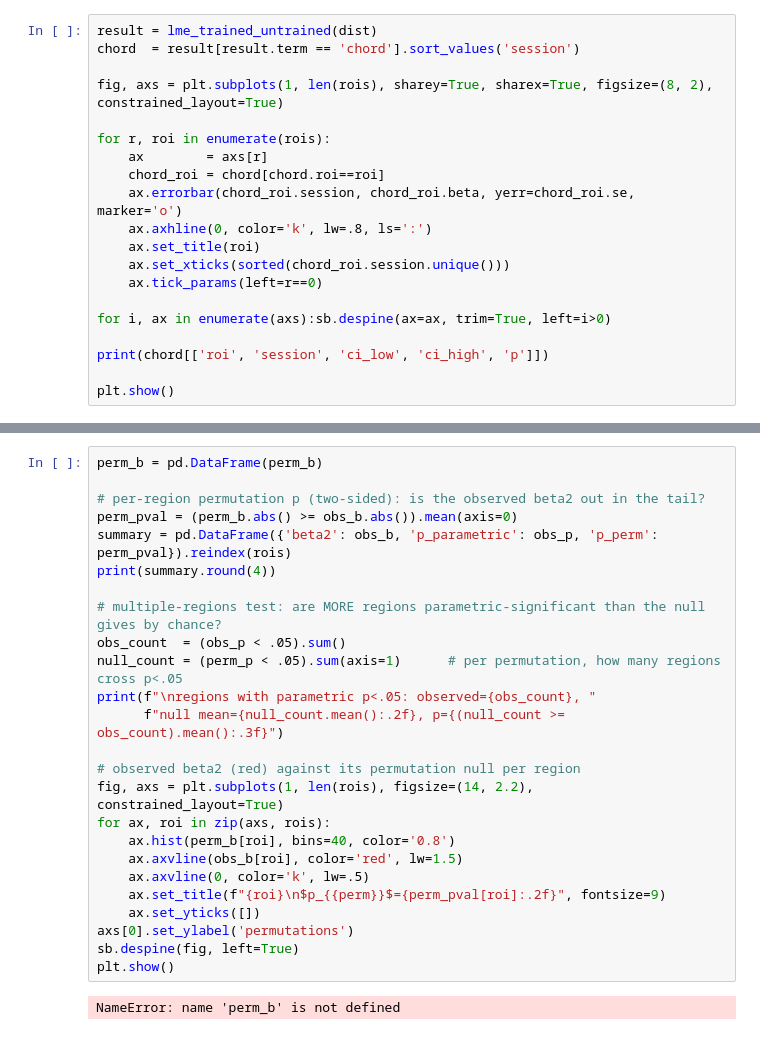
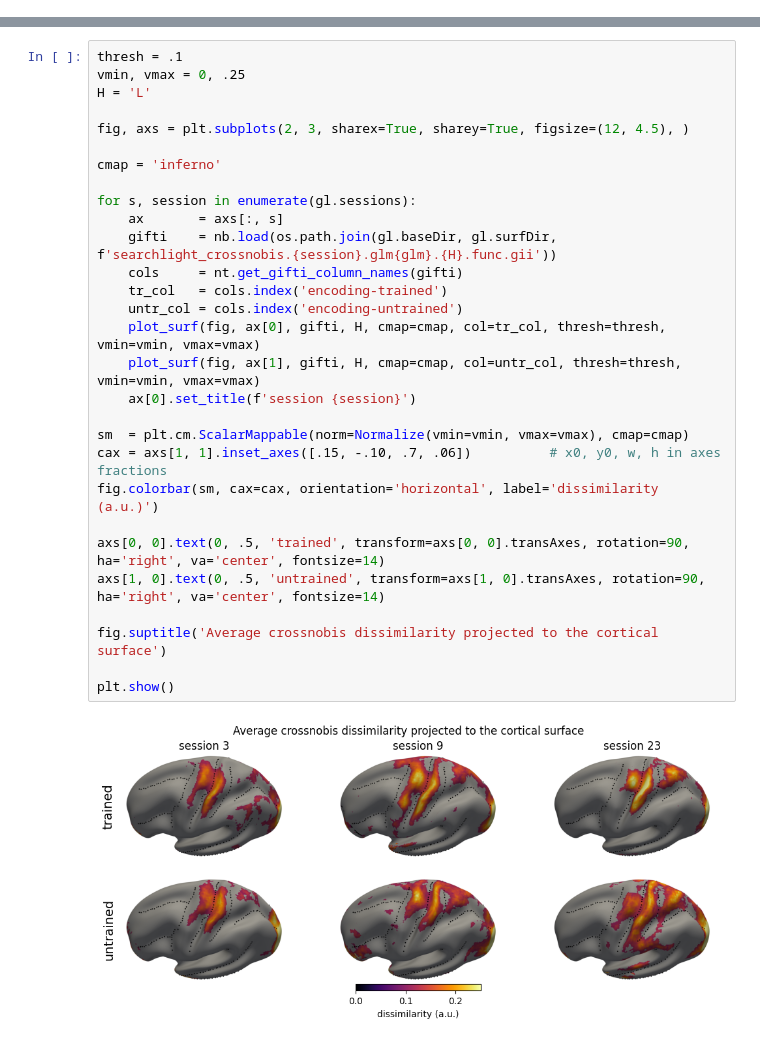
Before and after one commit to mnlmrc/extension-flexion-chords, a Jupyter notebook: notebooks/geometry.ipynb, the cells around one changed output, grey strips where cells are left out. Drawn from its saved outputs; the diff is of its cells as text.

```diff
--- a/notebooks/geometry.ipynb
+++ b/notebooks/geometry.ipynb
@@ -85,20 +120,0 @@ plt.show()
-# %%
-result = lme_trained_untrained(dist)
-chord  = result[result.term == 'chord'].sort_values('session')
-
-fig, axs = plt.subplots(1, len(rois), sharey=True, sharex=True, figsize=(8, 2), constrained_layout=True)
-
-for r, roi in enumerate(rois):
-    ax        = axs[r]
-    chord_roi = chord[chord.roi==roi]
-    ax.errorbar(chord_roi.session, chord_roi.beta, yerr=chord_roi.se, marker='o')
-    ax.axhline(0, color='k', lw=.8, ls=':')
-    ax.set_title(roi)
-    ax.set_xticks(sorted(chord_roi.session.unique()))
-    ax.tick_params(left=r==0)
-
-for i, ax in enumerate(axs):sb.despine(ax=ax, trim=True, left=i>0)
-
-print(chord[['roi', 'session', 'ci_low', 'ci_high', 'p']])
-
-plt.show()
@@ -214,27 +121,31 @@ chord_perm[chord_perm.roi=='SMA']
-# %%
-perm_b = pd.DataFrame(perm_b)
-
-# per-region permutation p (two-sided): is the observed beta2 out in the tail?
-perm_pval = (perm_b.abs() >= obs_b.abs()).mean(axis=0)
-summary = pd.DataFrame({'beta2': obs_b, 'p_parametric': obs_p, 'p_perm': perm_pval}).reindex(rois)
-print(summary.round(4))
-
-# multiple-regions test: are MORE regions parametric-significant than the null gives by chance?
-obs_count  = (obs_p < .05).sum()
-null_count = (perm_p < .05).sum(axis=1)      # per permutation, how many regions cross p<.05
-print(f"\nregions with parametric p<.05: observed={obs_count}, "
-      f"null mean={null_count.mean():.2f}, p={(null_count >= obs_count).mean():.3f}")
-
-# observed beta2 (red) against its permutation null per region
-fig, axs = plt.subplots(1, len(rois), figsize=(14, 2.2), constrained_layout=True)
-for ax, roi in zip(axs, rois):
-    ax.hist(perm_b[roi], bins=40, color='0.8')
-    ax.axvline(obs_b[roi], color='red', lw=1.5)
-    ax.axvline(0, color='k', lw=.5)
-    ax.set_title(f"{roi}\n$p_{{perm}}$={perm_pval[roi]:.2f}", fontsize=9)
-    ax.set_yticks([])
-axs[0].set_ylabel('permutations')
-sb.despine(fig, left=True)
-plt.show()
-# %% [output]
-NameError: name 'perm_b' is not defined
+# %%
+thresh = .1
+vmin, vmax = 0, .25
+H = 'L'
+
+fig, axs = plt.subplots(2, 3, sharex=True, sharey=True, figsize=(12, 4.5), )
+
+cmap = 'inferno'
+
+for s, session in enumerate(gl.sessions):
+    ax       = axs[:, s]
+    gifti    = nb.load(os.path.join(gl.baseDir, gl.surfDir, f'searchlight_crossnobis.{session}.glm{glm}.{H}.func.gii'))
+    cols     = nt.get_gifti_column_names(gifti)
+    tr_col   = cols.index('encoding-trained')
+    untr_col = cols.index('encoding-untrained')
+    plot_surf(fig, ax[0], gifti, H, cmap=cmap, col=tr_col, thresh=thresh, vmin=vmin, vmax=vmax)
+    plot_surf(fig, ax[1], gifti, H, cmap=cmap, col=untr_col, thresh=thresh, vmin=vmin, vmax=vmax)
+    ax[0].set_title(f'session {session}')
+
+sm  = plt.cm.ScalarMappable(norm=Normalize(vmin=vmin, vmax=vmax), cmap=cmap)
+cax = axs[1, 1].inset_axes([.15, -.10, .7, .06])          # x0, y0, w, h in axes fractions
+fig.colorbar(sm, cax=cax, orientation='horizontal', label='dissimilarity (a.u.)')
+
+axs[0, 0].text(0, .5, 'trained', transform=axs[0, 0].transAxes, rotation=90, ha='right', va='center', fontsize=14)
+axs[1, 0].text(0, .5, 'untrained', transform=axs[1, 0].transAxes, rotation=90, ha='right', va='center', fontsize=14)
+
+fig.suptitle('Average crossnobis dissimilarity projected to the cortical surface')
+
+plt.show()
+# %% [output]
+[figure, added]
```
Also changed, not shown: parts of 17 cells of this notebook, 37 other files.
